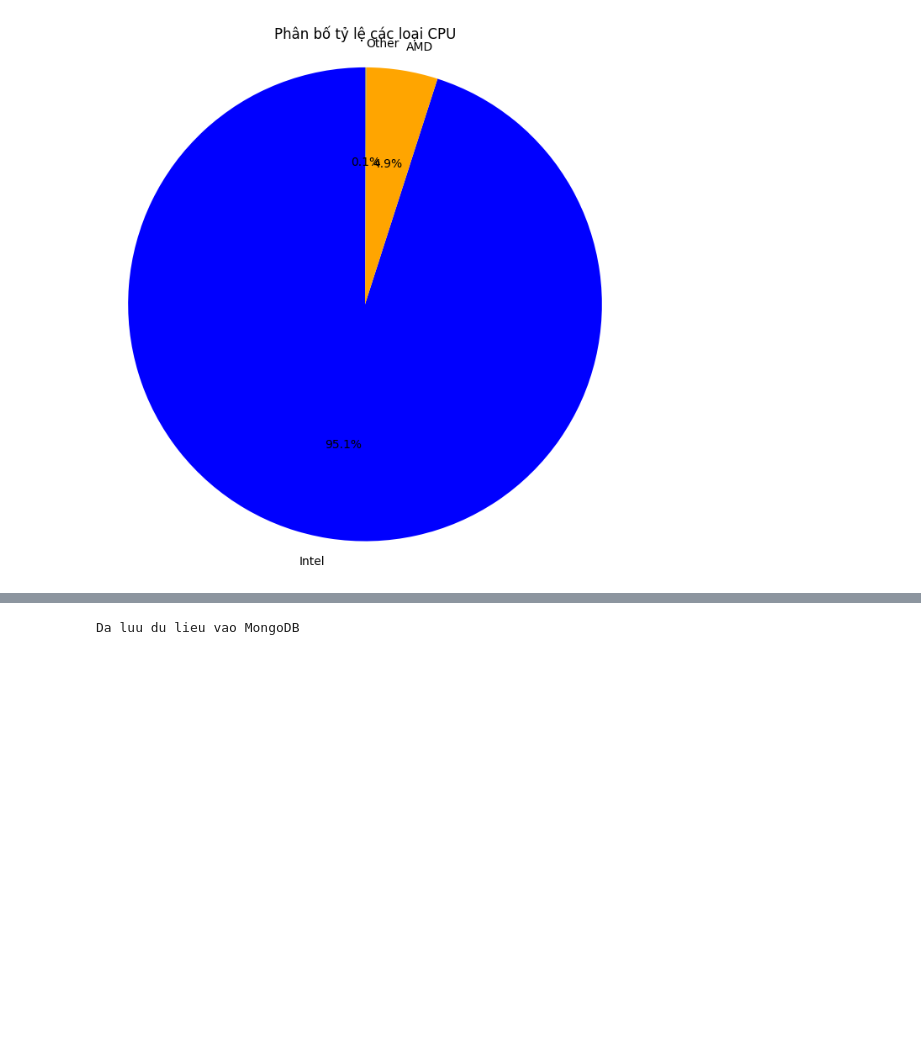
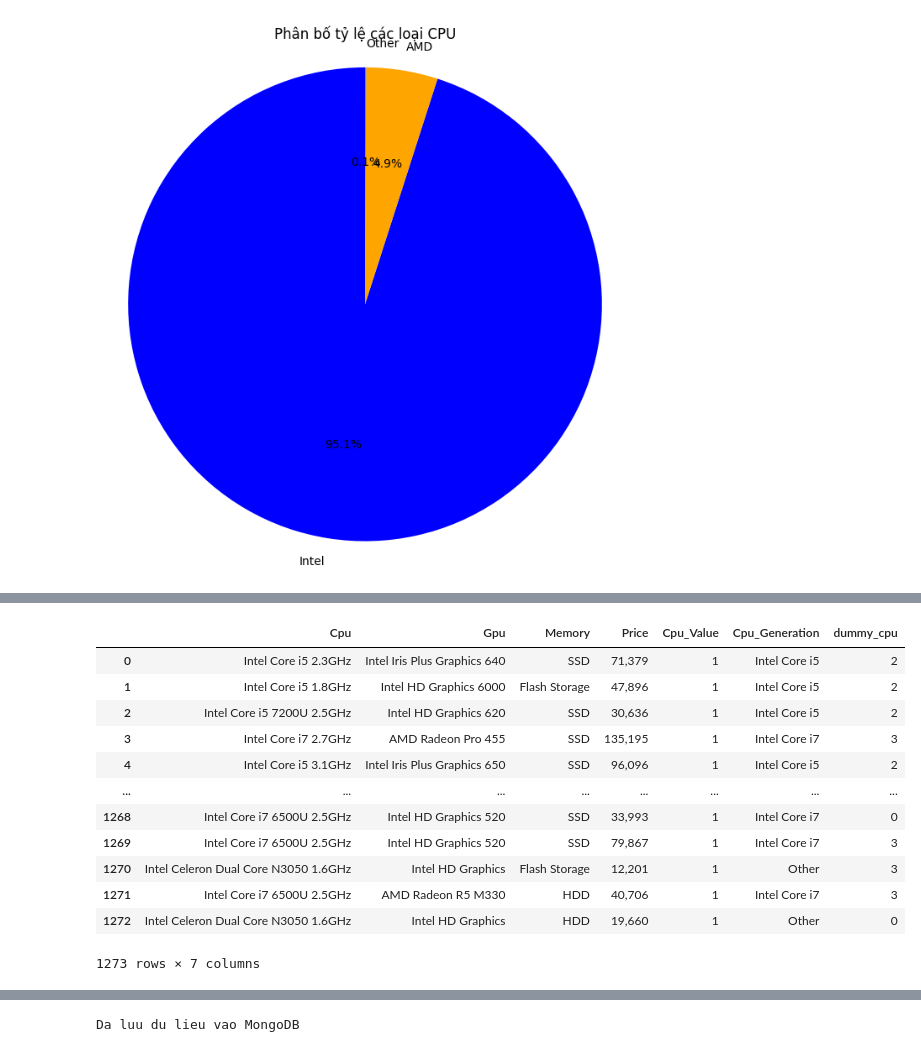
Before and after one commit to Duy-Tien-Nguyen/python, a Jupyter notebook: Khiem/coiki.ipynb, the cells around one changed output, grey strips where cells are left out. Saved outputs shown, nothing was run; the diff lists cells and outputs as text; code cells hidden in the pictures; blank space fills up the shorter version.

```diff
--- a/Khiem/coiki.ipynb
+++ b/Khiem/coiki.ipynb
@@ -291,5 +298,34 @@ plt.show()
 [figure]
 [figure]
+# %%
+def map_cpu_generation_dum(Cpu):
+    if isinstance(Cpu, str):  # Kiểm tra nếu Cpu là chuỗi
+        if 'i5' in Cpu:
+            return 2
+        elif 'i7' in Cpu:
+            return 3
+        elif 'i3' in Cpu:
+            return 1
+        else:
+            return 0
+    else:
+        return 0  # Nếu Cpu không phải chuỗi, trả về 0
+df2['dummy_cpu']=df['Cpu'].apply(map_cpu_generation_dum)
+df2
+# %% [output]
+|  | Cpu | Gpu | Memory | Price | Cpu_Value | Cpu_Generation | dummy_cpu |
+| 0 | Intel Core i5 2.3GHz | Intel Iris Plus Graphics 640 | SSD | 71,379 | 1 | Intel Core i5 | 2 |
+| 1 | Intel Core i5 1.8GHz | Intel HD Graphics 6000 | Flash Storage | 47,896 | 1 | Intel Core i5 | 2 |
+| 2 | Intel Core i5 7200U 2.5GHz | Intel HD Graphics 620 | SSD | 30,636 | 1 | Intel Core i5 | 2 |
+| 3 | Intel Core i7 2.7GHz | AMD Radeon Pro 455 | SSD | 135,195 | 1 | Intel Core i7 | 3 |
+| 4 | Intel Core i5 3.1GHz | Intel Iris Plus Graphics 650 | SSD | 96,096 | 1 | Intel Core i5 | 2 |
+| ... | ... | ... | ... | ... | ... | ... | ... |
+| 1268 | Intel Core i7 6500U 2.5GHz | Intel HD Graphics 520 | SSD | 33,993 | 1 | Intel Core i7 | 0 |
+| 1269 | Intel Core i7 6500U 2.5GHz | Intel HD Graphics 520 | SSD | 79,867 | 1 | Intel Core i7 | 3 |
+| 1270 | Intel Celeron Dual Core N3050 1.6GHz | Intel HD Graphics | Flash Storage | 12,201 | 1 | Other | 3 |
+| 1271 | Intel Core i7 6500U 2.5GHz | AMD Radeon R5 M330 | HDD | 40,706 | 1 | Intel Core i7 | 3 |
+| 1272 | Intel Celeron Dual Core N3050 1.6GHz | Intel HD Graphics | HDD | 19,660 | 1 | Other | 0 |
+1273 rows × 7 columns
 # %%
 
 
```
Also changed, not shown: parts of 13 cells of this notebook, 3 other files.
